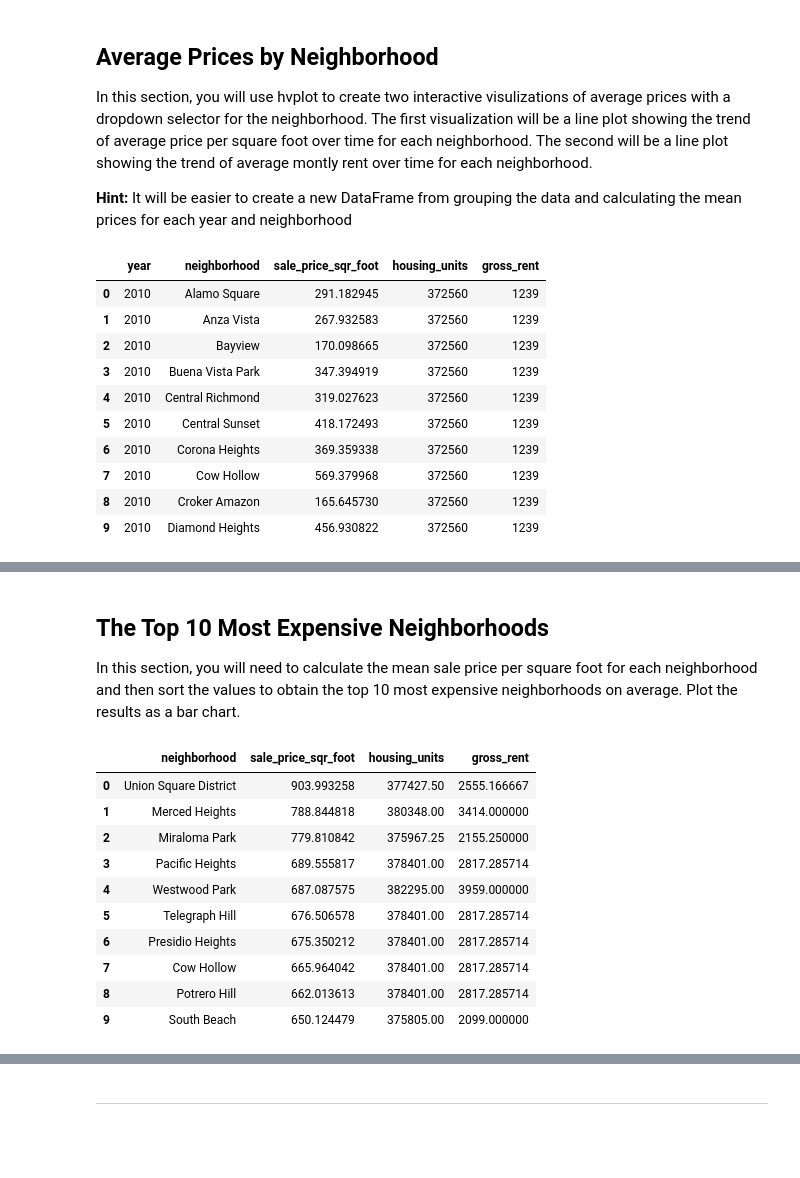
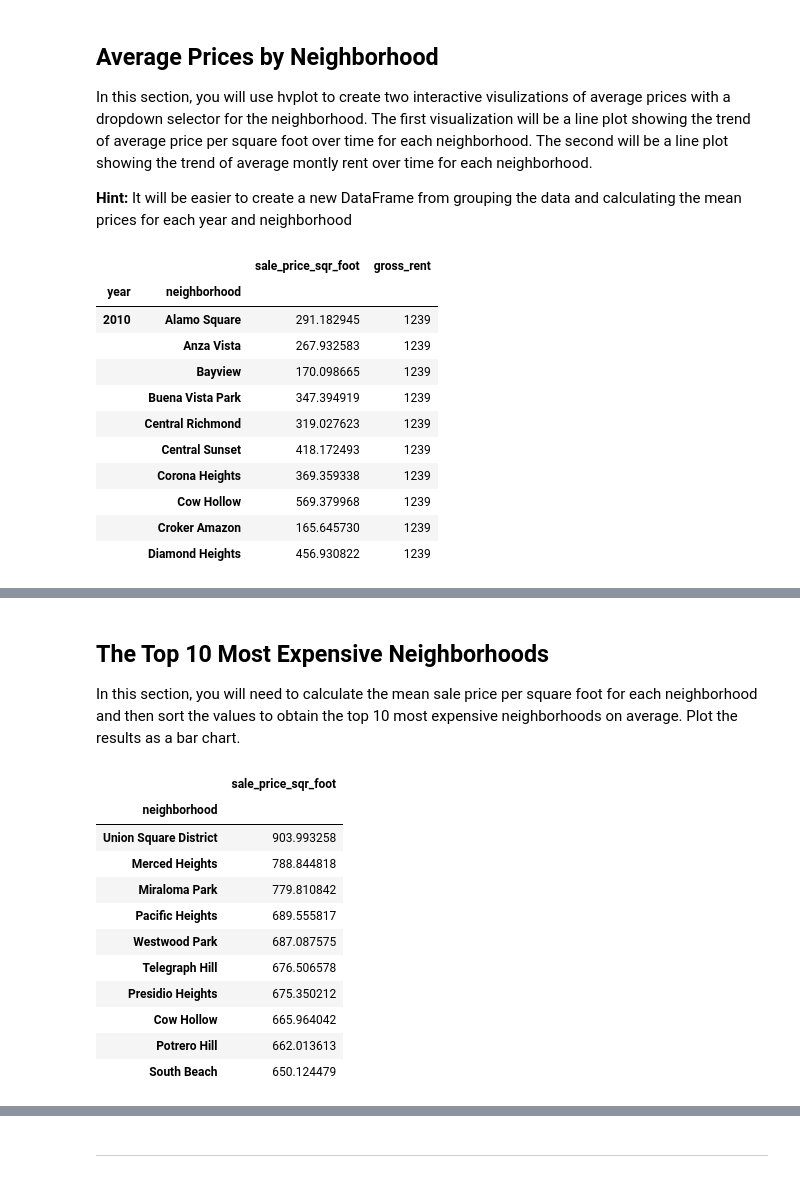
Before and after one commit to dreamscape08/Coursework, a Jupyter notebook: 00MySandbox/05-PyViz/Starter_Code/rental_analysisV1.ipynb, the cells around one changed output, grey strips where cells are left out. Drawn from its saved outputs; the diff is of its cells as text; code cells hidden in the pictures; blank space fills up the shorter version.

```diff
--- a/00MySandbox/05-PyViz/Starter_Code/rental_analysisV1.ipynb
+++ b/00MySandbox/05-PyViz/Starter_Code/rental_analysisV1.ipynb
@@ -113,17 +145,20 @@ In this section, you will use hvplot to create two interactive visulizations of
 **Hint:** It will be easier to create a new DataFrame from grouping the data and calculating the mean prices for each year and neighborhood
 # %%
 # Group by year and neighborhood and then create a new dataframe of the mean values
-# YOUR CODE HERE!
+year_neighborhood=sfo_data.groupby(['year','neighborhood']).mean()
+yearly_neighborhood=year_neighborhood.drop(columns='housing_units')
+yearly_neighborhood.dropna().head(10)
 # %% [output]
-|  | year | neighborhood | sale_price_sqr_foot | housing_units | gross_rent |
-| 0 | 2010 | Alamo Square | 291.182945 | 372560 | 1239 |
-| 1 | 2010 | Anza Vista | 267.932583 | 372560 | 1239 |
-| 2 | 2010 | Bayview | 170.098665 | 372560 | 1239 |
-| 3 | 2010 | Buena Vista Park | 347.394919 | 372560 | 1239 |
-| 4 | 2010 | Central Richmond | 319.027623 | 372560 | 1239 |
-| 5 | 2010 | Central Sunset | 418.172493 | 372560 | 1239 |
-| 6 | 2010 | Corona Heights | 369.359338 | 372560 | 1239 |
-| 7 | 2010 | Cow Hollow | 569.379968 | 372560 | 1239 |
-| 8 | 2010 | Croker Amazon | 165.645730 | 372560 | 1239 |
-| 9 | 2010 | Diamond Heights | 456.930822 | 372560 | 1239 |
+|  |  | sale_price_sqr_foot | gross_rent |
+| year | neighborhood |  |  |
+| 2010 | Alamo Square | 291.182945 | 1239 |
+|  | Anza Vista | 267.932583 | 1239 |
+|  | Bayview | 170.098665 | 1239 |
+|  | Buena Vista Park | 347.394919 | 1239 |
+|  | Central Richmond | 319.027623 | 1239 |
+|  | Central Sunset | 418.172493 | 1239 |
+|  | Corona Heights | 369.359338 | 1239 |
+|  | Cow Hollow | 569.379968 | 1239 |
+|  | Croker Amazon | 165.645730 | 1239 |
+|  | Diamond Heights | 456.930822 | 1239 |
 # %%
@@ -144,16 +199,18 @@ In this section, you will use hvplot to create two interactive visulizations of
 In this section, you will need to calculate the mean sale price per square foot for each neighborhood and then sort the values to obtain the top 10 most expensive neighborhoods on average. Plot the results as a bar chart.
 # %%
 # Getting the data from the top 10 expensive neighborhoods to own
-# YOUR CODE HERE!
+top10owned=yearly_neighborhood.groupby('neighborhood').mean().sort_values('sale_price_sqr_foot',ascending=False).head(10).drop(columns='gross_rent')
+top10owned
 # %% [output]
-|  | neighborhood | sale_price_sqr_foot | housing_units | gross_rent |
-| 0 | Union Square District | 903.993258 | 377427.50 | 2555.166667 |
-| 1 | Merced Heights | 788.844818 | 380348.00 | 3414.000000 |
-| 2 | Miraloma Park | 779.810842 | 375967.25 | 2155.250000 |
-| 3 | Pacific Heights | 689.555817 | 378401.00 | 2817.285714 |
-| 4 | Westwood Park | 687.087575 | 382295.00 | 3959.000000 |
-| 5 | Telegraph Hill | 676.506578 | 378401.00 | 2817.285714 |
-| 6 | Presidio Heights | 675.350212 | 378401.00 | 2817.285714 |
-| 7 | Cow Hollow | 665.964042 | 378401.00 | 2817.285714 |
-| 8 | Potrero Hill | 662.013613 | 378401.00 | 2817.285714 |
-| 9 | South Beach | 650.124479 | 375805.00 | 2099.000000 |
+|  | sale_price_sqr_foot |
+| neighborhood |  |
+| Union Square District | 903.993258 |
+| Merced Heights | 788.844818 |
+| Miraloma Park | 779.810842 |
+| Pacific Heights | 689.555817 |
+| Westwood Park | 687.087575 |
+| Telegraph Hill | 676.506578 |
+| Presidio Heights | 675.350212 |
+| Cow Hollow | 665.964042 |
+| Potrero Hill | 662.013613 |
+| South Beach | 650.124479 |
```
Also changed, not shown: parts of 26 cells of this notebook, 7 other files.
